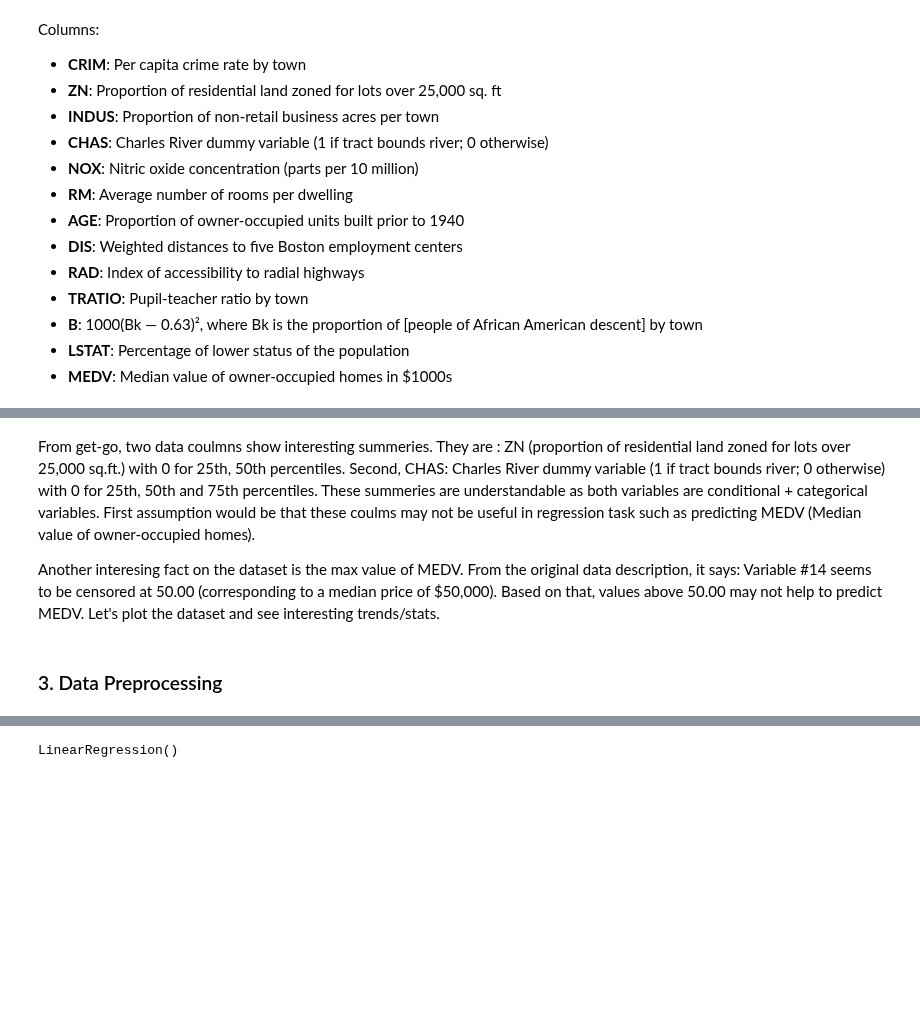
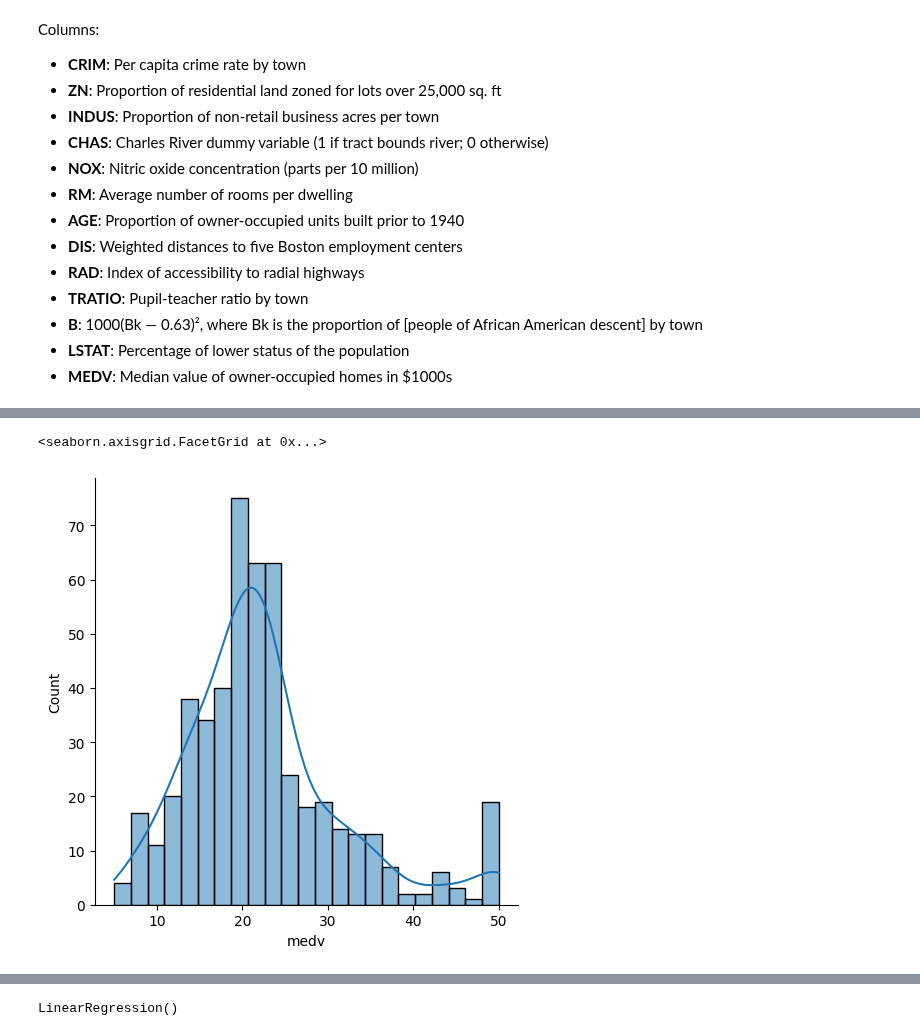
Before and after one commit to shxntanu/TE-Lab-Assignments, a Jupyter notebook: 07-Data-Analytics-I/Assignment7.ipynb, the cells around one changed output, grey strips where cells are left out. Saved outputs shown, nothing was run; the diff lists cells and outputs as text; code cells hidden in the pictures; blank space fills up the shorter version.

```diff
--- a/07-Data-Analytics-I/Assignment7.ipynb
+++ b/07-Data-Analytics-I/Assignment7.ipynb
@@ -64,8 +53,5 @@ df.head()
-# %% [markdown]
-From get-go, two data coulmns show interesting summeries. They are : ZN (proportion of residential land zoned for lots over 25,000 sq.ft.) with 0 for 25th, 50th percentiles. Second, CHAS: Charles River dummy variable (1 if tract bounds river; 0 otherwise) with 0 for 25th, 50th and 75th percentiles. These summeries are understandable as both variables are conditional + categorical variables. First assumption would be that these coulms may not be useful in regression task such as predicting MEDV (Median value of owner-occupied homes).
-
-
-
-Another interesing fact on the dataset is the max value of MEDV. From the original data description, it says: Variable #14 seems to be censored at 50.00 (corresponding to a median price of $50,000). Based on that, values above 50.00 may not help to predict MEDV. Let's plot the dataset and see interesting trends/stats.
-# %% [markdown]
-### 3. Data Preprocessing
+# %%
+sns.displot(data=df.medv, kde=True)
+# %% [output]
+<seaborn.axisgrid.FacetGrid at 0x...>
+[figure, added]
```
Also changed, not shown: parts of 32 cells of this notebook.
